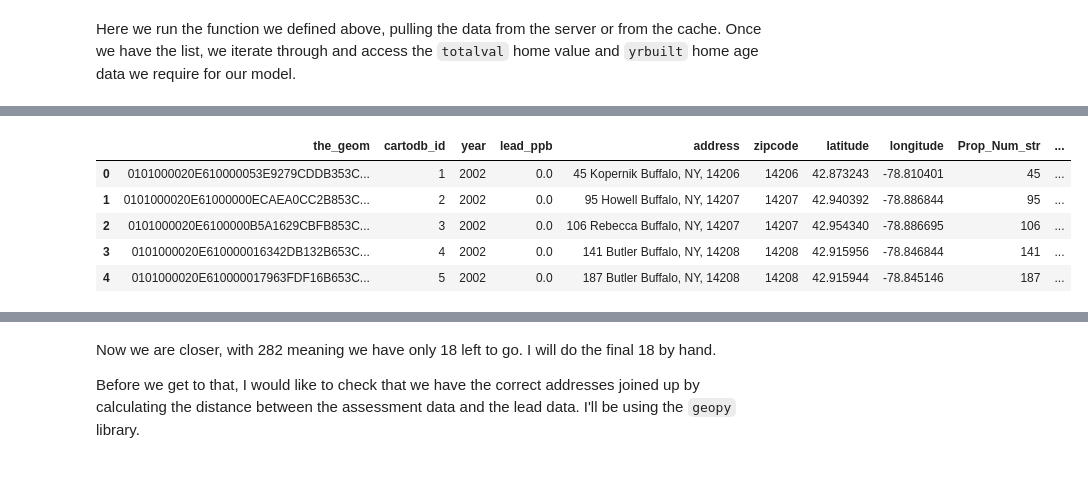
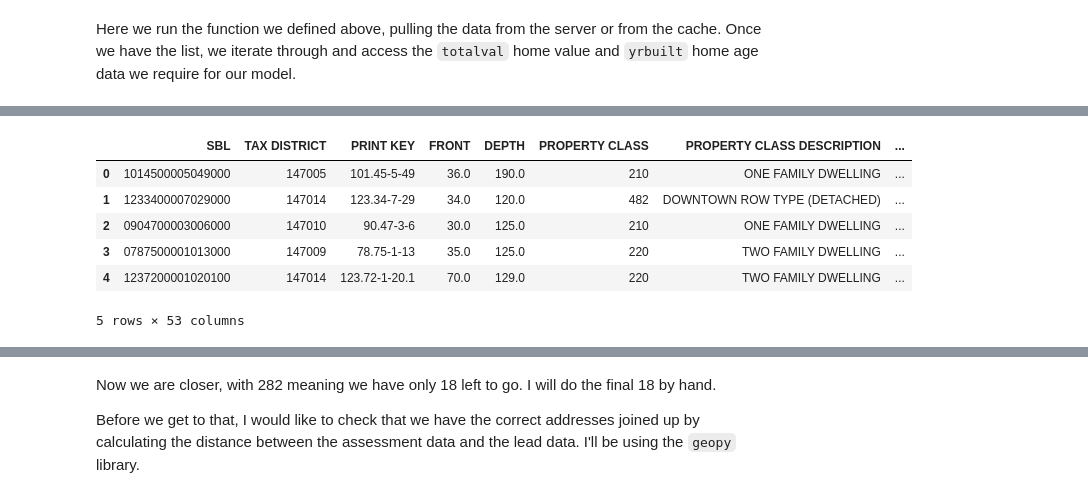
Before and after one commit to nshea3/pbfreebflo-ml, a Jupyter notebook: buffalo_data_process.ipynb, the cells around one changed output, grey strips where cells are left out. Drawn from its saved outputs; the diff is of its cells as text; code cells hidden in the pictures.

```diff
--- a/buffalo_data_process.ipynb
+++ b/buffalo_data_process.ipynb
@@ -122,0 +133,2 @@ buffalo_lead = buffalo_lead.join(assessment_data_df)
+# %%
+assessment_df = pd.read_csv('data/2019-2020_Assessment_Roll.csv')
@@ -122,0 +141,5 @@ buffalo_lead = buffalo_lead.join(assessment_data_df)
+# %%
+assessment_df['NUMBER_STREETNAME'] = assessment_df['HOUSE NUMBER'].astype(str) + ' ' + assessment_df['STREET']
+assessment_addrs = assessment_df[['NUMBER_STREETNAME', 'CITY', 'STATE', 'ZIP CODE (5-DIGIT)']]
+with open('data/assessment_buffalo_addresses.csv', 'w+') as f:
+    assessment_addrs.to_csv(f)
@@ -123,9 +199,10 @@ buffalo_lead = buffalo_lead.join(assessment_data_df)
 # %%
-buffalo_lead.head()
+assessment_df.head()
 # %% [output]
-|  | the_geom | cartodb_id | year | lead_ppb | address | zipcode | latitude | longitude | Prop_Num_str | ... |
-| 0 | 0101000020E610000053E9279CDDB353C... | 1 | 2002 | 0.0 | 45 Kopernik Buffalo, NY, 14206 | 14206 | 42.873243 | -78.810401 | 45 | ... |
-| 1 | 0101000020E61000000ECAEA0CC2B853C... | 2 | 2002 | 0.0 | 95 Howell Buffalo, NY, 14207 | 14207 | 42.940392 | -78.886844 | 95 | ... |
-| 2 | 0101000020E6100000B5A1629CBFB853C... | 3 | 2002 | 0.0 | 106 Rebecca Buffalo, NY, 14207 | 14207 | 42.954340 | -78.886695 | 106 | ... |
-| 3 | 0101000020E610000016342DB132B653C... | 4 | 2002 | 0.0 | 141 Butler Buffalo, NY, 14208 | 14208 | 42.915956 | -78.846844 | 141 | ... |
-| 4 | 0101000020E610000017963FDF16B653C... | 5 | 2002 | 0.0 | 187 Butler Buffalo, NY, 14208 | 14208 | 42.915944 | -78.845146 | 187 | ... |
+|  | SBL | TAX DISTRICT | PRINT KEY | FRONT | DEPTH | PROPERTY CLASS | PROPERTY CLASS DESCRIPTION | ... |
+| 0 | 1014500005049000 | 147005 | 101.45-5-49 | 36.0 | 190.0 | 210 | ONE FAMILY DWELLING | ... |
+| 1 | 1233400007029000 | 147014 | 123.34-7-29 | 34.0 | 120.0 | 482 | DOWNTOWN ROW TYPE (DETACHED) | ... |
+| 2 | 0904700003006000 | 147010 | 90.47-3-6 | 30.0 | 125.0 | 210 | ONE FAMILY DWELLING | ... |
+| 3 | 0787500001013000 | 147009 | 78.75-1-13 | 35.0 | 125.0 | 220 | TWO FAMILY DWELLING | ... |
+| 4 | 1237200001020100 | 147014 | 123.72-1-20.1 | 70.0 | 129.0 | 220 | TWO FAMILY DWELLING | ... |
+5 rows × 53 columns
```
Also changed, not shown: parts of 48 cells of this notebook.
